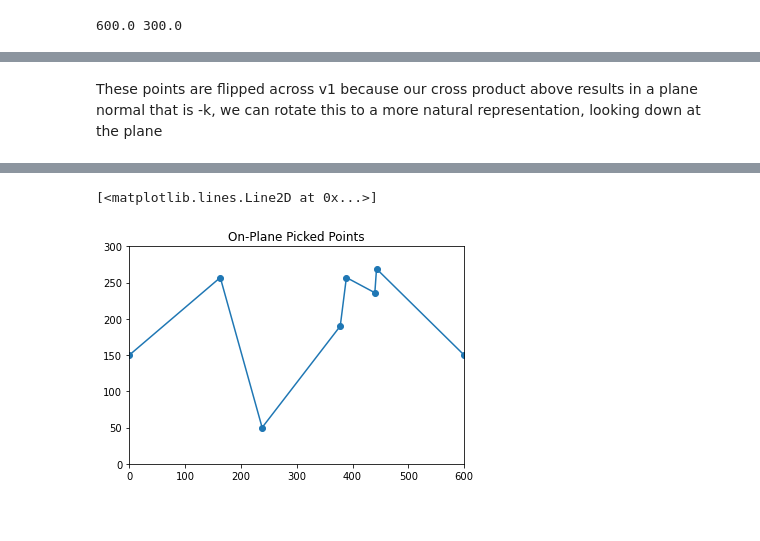
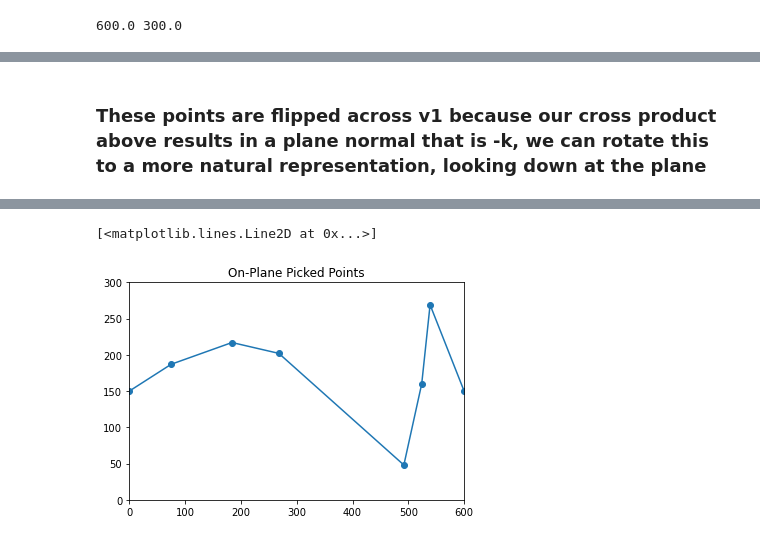
Before and after one commit to nyshieh/Jupyter-Brainstorming, a Jupyter notebook: Testing Borehole Plotting.ipynb, the cells around one changed output, grey strips where cells are left out. Drawn from its saved outputs; the diff is of its cells as text; code cells hidden in the pictures.

```diff
--- a/Testing Borehole Plotting.ipynb
+++ b/Testing Borehole Plotting.ipynb
@@ -16,10 +16,10 @@ These values can be edited to try new configurations
 # %%
 # Collar points of the boreholes
-collar1 = np.array([400,400,0])
-collar2 = np.array([700,900,0])
+collar1 = np.array([550,550,0])
+collar2 = np.array([700,850,0])
 # e1 and e2 are the real space representations of the electrodes
-e1 = np.array([600,600,-350])
-e2 = np.array([700,800,-400])
+e1 = np.array([600,600,-100])
+e2 = np.array([700,800,-150])
 # %%
 # Quick check on geometry
 x, y, z = [e1[0], e2[0]], [e1[1], e2[1]], [e1[2], e2[2]]
@@ -130,5 +123,5 @@ fig.show()
 # %% [markdown]
-These points are flipped across v1 because our cross product above results in a plane normal that is -k, we can rotate this to a more natural representation, looking down at the plane
+### These points are flipped across v1 because our cross product above results in a plane normal that is -k, we can rotate this to a more natural representation, looking down at the plane
 # %%
 ROTATION_ANGLE = 180
 
@@ -158,13 +151,10 @@ def rotate_local(list_points, angle_as_deg, rotation_axis, ref_center):
 rotated_pts = rotate_local(pts, ROTATION_ANGLE, v1, plane_center)
 rotated_rect = rotate_local(rect, ROTATION_ANGLE, v1, plane_center)
 rotated_fig = go.Figure()
-rotated_fig.update_layout(title='Borehole MMR Trace Interface Testing, Rotated')
+rotated_fig.update_layout(title='Borehole MMR Trace Interface Testing, Modelled Current Path')
 rotated_fig.add_traces(go.Scatter3d(x=BH1[0], y=BH1[1], z=BH1[2], name='BH1'))
 rotated_fig.add_traces(go.Scatter3d(x=BH2[0], y=BH2[1], z=BH2[2], name='BH2'))
-rotated_fig.add_traces(go.Scatter3d(x=rotated_rect[:,0], y=rotated_rect[:,1], z=rotated_rect[:,2], name='Rotated Plane', mode='lines'))
 rotated_fig.add_traces(go.Scatter3d(x=rotated_pts[:,0], y=rotated_pts[:,1], z=rotated_pts[:,2], name='Rotated'))
-# Render the plot.
-pyo.iplot(rotated_fig)
 rotated_fig.show()
 
 # Plotting
@@ -178,2 +167,2 @@ plt.plot(pick_x, pick_y, 'o-')
 [<matplotlib.lines.Line2D at 0x...>]
-[figure, old version]
+[figure, new version]
```
Also changed, not shown: parts of 14 cells of this notebook.
